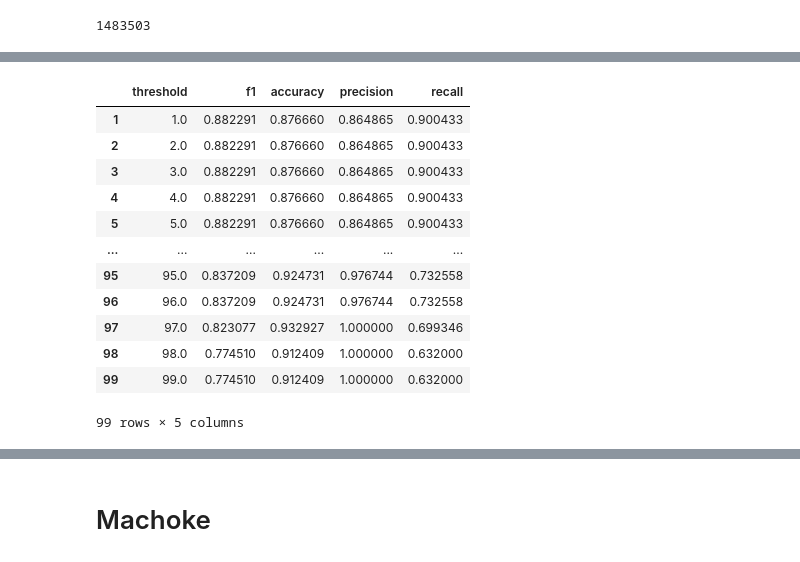
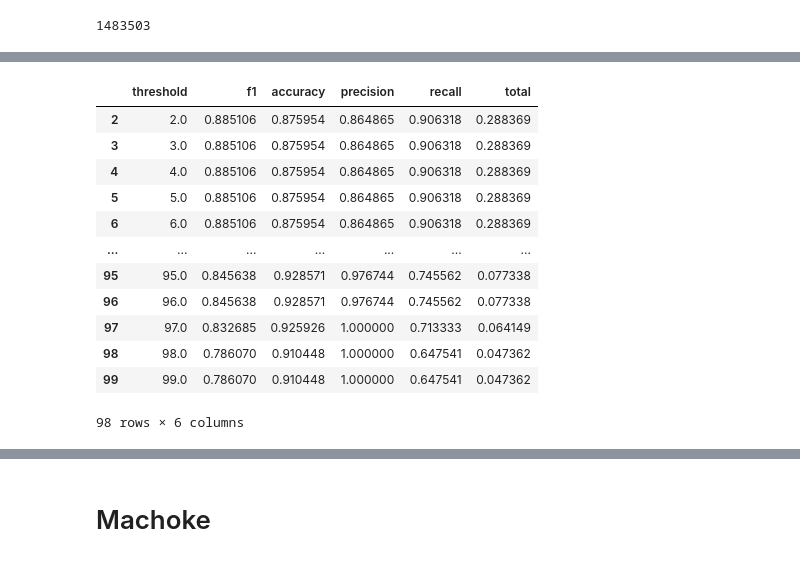
Before and after one commit to edizeqiri/obstkorb, a Jupyter notebook: Analysis/Scicore.ipynb, the cells around one changed output, grey strips where cells are left out. Cells and saved outputs as stored; diff of their text form; code cells hidden in the pictures.

```diff
--- a/Analysis/Scicore.ipynb
+++ b/Analysis/Scicore.ipynb
@@ -281,7 +281,7 @@ def tlsh_thresh(s):
     compt_to_malware = s[s["Malware 2"] == True]
     for i in range (0,300,1):
 
-        sci_th = comp_to_sci[comp_to_sci["Diff Score"] <= i]
+        sci_th = comp_to_sci[comp_to_sci["Diff Score"] < i]
         f_th = compt_to_malware[compt_to_malware["Diff Score"] >= i]
 
         TP = (sci_th["Family 1"] == sci_th["Family 2"]).sum()
@@ -439,44 +440,45 @@ ssdeep: 0.7925144803328277
 # %%
 def ssdeep_f1(s):
     s = s.loc[s.groupby('ssdeep 1')["Diff Score"].idxmax()]
-    ssdeep_th = pd.DataFrame(columns=["threshold", "f1", "accuracy", "precision", "recall"])
+    ssdeep_th = pd.DataFrame(columns=["threshold", "f1", "accuracy", "precision", "recall","total"])
     comp_to_sci = s[s["Malware 1"] == False]
     compt_to_malware = s[s["Malware 2"] == True]
-    for i in range (1,100,1):
+    for i in range (2,100,1):
 
         sci_th = comp_to_sci[comp_to_sci["Diff Score"] >= i]
         mal_th = compt_to_malware[compt_to_malware["Diff Score"] > i]
         f_th = compt_to_malware[compt_to_malware["Diff Score"] < i]
 
+        total = len(sci_th) / len(s)
         TP = (sci_th["Family 1"] == sci_th["Family 2"]).sum()
         FP = (sci_th["Family 1"] != sci_th["Family 2"]).sum()
         FN = (f_th["Family 1"] != f_th["Family 2"]).sum()
         TN = (f_th["Family 1"] == f_th["Family 2"]).sum()
 
         precision = TP / (TP + FP) if TP + FP != 0 else 0
         recall = TP / (TP + FN) if TP + TN != 0 else 0
 
         f1 = (2 * precision * recall) / (precision + recall)
         accuracy = (TP + FN) / (TP + FP + FN + TN)
         # Append results to DataFrame
-        ssdeep_th.loc[i] = [i, f1, accuracy, precision, recall]
+        ssdeep_th.loc[i] = [i, f1, accuracy, precision, recall, total]
     return ssdeep_th
 f1_ssdeep = ssdeep_f1(ssdeep_comb())
 f1_ssdeep
 # %% [output]
-|  | threshold | f1 | accuracy | precision | recall |
-| 1 | 1.0 | 0.882291 | 0.876660 | 0.864865 | 0.900433 |
-| 2 | 2.0 | 0.882291 | 0.876660 | 0.864865 | 0.900433 |
-| 3 | 3.0 | 0.882291 | 0.876660 | 0.864865 | 0.900433 |
-| 4 | 4.0 | 0.882291 | 0.876660 | 0.864865 | 0.900433 |
-| 5 | 5.0 | 0.882291 | 0.876660 | 0.864865 | 0.900433 |
-| ... | ... | ... | ... | ... | ... |
-| 95 | 95.0 | 0.837209 | 0.924731 | 0.976744 | 0.732558 |
-| 96 | 96.0 | 0.837209 | 0.924731 | 0.976744 | 0.732558 |
-| 97 | 97.0 | 0.823077 | 0.932927 | 1.000000 | 0.699346 |
-| 98 | 98.0 | 0.774510 | 0.912409 | 1.000000 | 0.632000 |
-| 99 | 99.0 | 0.774510 | 0.912409 | 1.000000 | 0.632000 |
+|  | threshold | f1 | accuracy | precision | recall | total |
+| 2 | 2.0 | 0.885106 | 0.875954 | 0.864865 | 0.906318 | 0.288369 |
+| 3 | 3.0 | 0.885106 | 0.875954 | 0.864865 | 0.906318 | 0.288369 |
+| 4 | 4.0 | 0.885106 | 0.875954 | 0.864865 | 0.906318 | 0.288369 |
+| 5 | 5.0 | 0.885106 | 0.875954 | 0.864865 | 0.906318 | 0.288369 |
+| 6 | 6.0 | 0.885106 | 0.875954 | 0.864865 | 0.906318 | 0.288369 |
+| ... | ... | ... | ... | ... | ... | ... |
+| 95 | 95.0 | 0.845638 | 0.928571 | 0.976744 | 0.745562 | 0.077338 |
+| 96 | 96.0 | 0.845638 | 0.928571 | 0.976744 | 0.745562 | 0.077338 |
+| 97 | 97.0 | 0.832685 | 0.925926 | 1.000000 | 0.713333 | 0.064149 |
+| 98 | 98.0 | 0.786070 | 0.910448 | 1.000000 | 0.647541 | 0.047362 |
+| 99 | 99.0 | 0.786070 | 0.910448 | 1.000000 | 0.647541 | 0.047362 |
-99 rows × 5 columns
+98 rows × 6 columns
 # %%
 f1_tlsh
 # %% [output]
```
Also changed, not shown: parts of 13 cells of this notebook, 21 other files.
